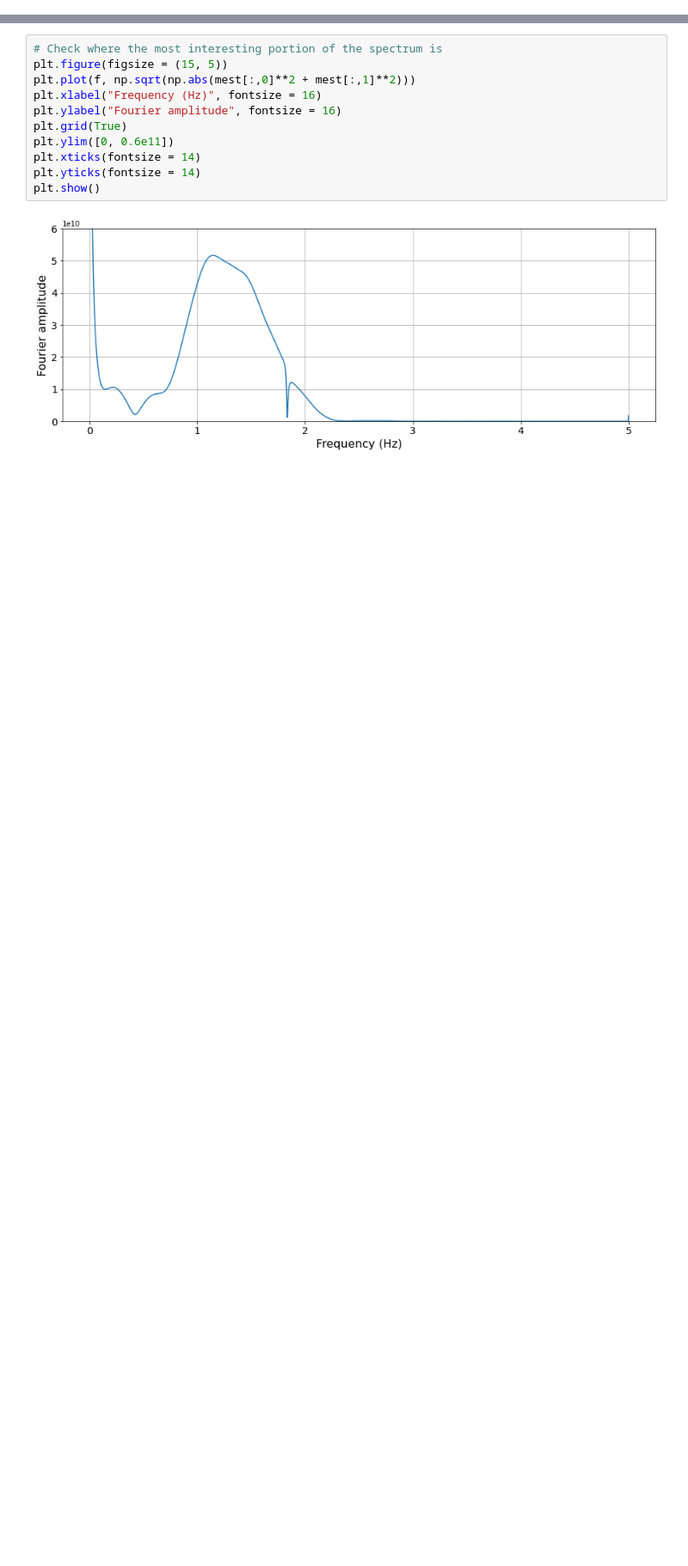
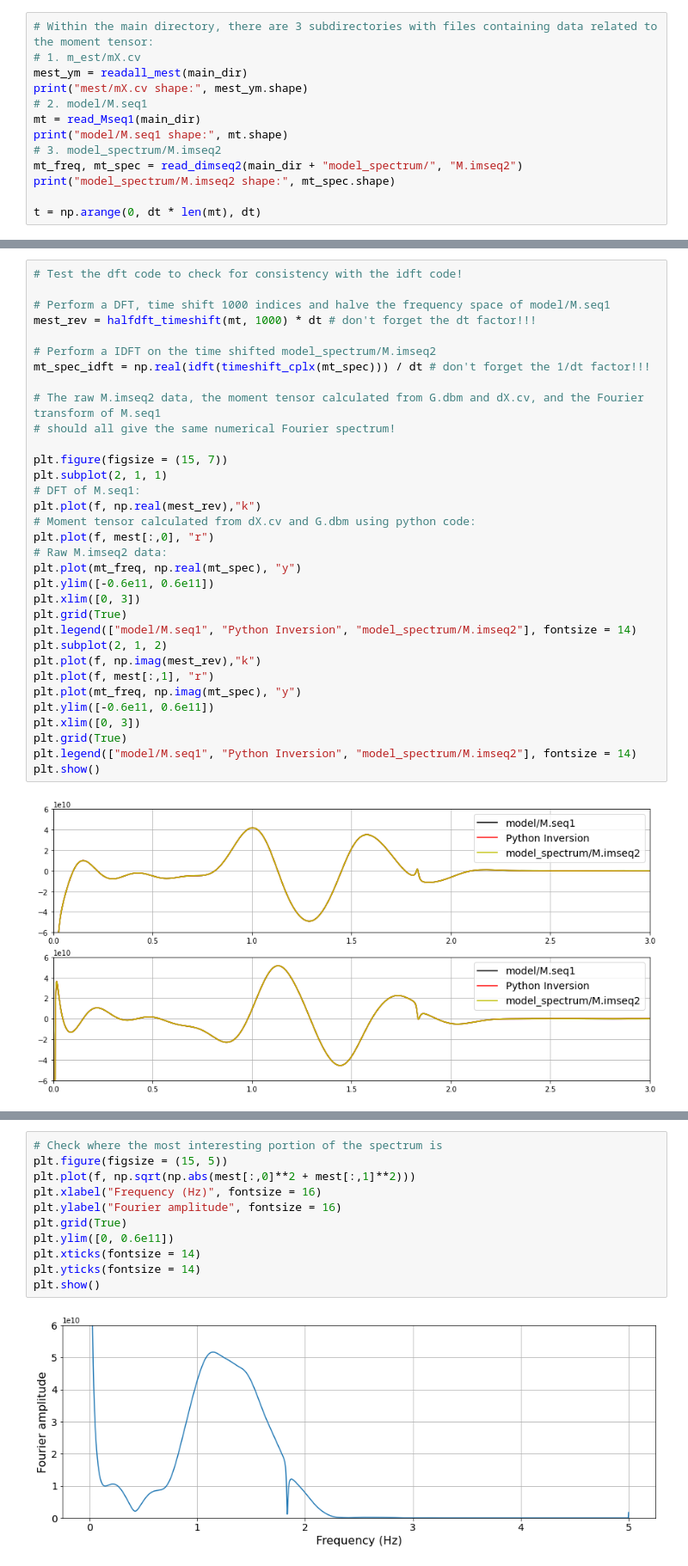
Before and after one commit to natsunoyuki/seismic_analysis_tools, a Jupyter notebook: ymaeda_tools_inv_checks.ipynb, the cells around one changed output, grey strips where cells are left out. Shown at 86% size. Drawn from its saved outputs; the diff is of its cells as text; blank space fills up the shorter version.

```diff
--- a/ymaeda_tools_inv_checks.ipynb
+++ b/ymaeda_tools_inv_checks.ipynb
@@ -66,0 +30,13 @@ plt.show()
+# %%
+# Within the main directory, there are 3 subdirectories with files containing data related to the moment tensor:
+# 1. m_est/mX.cv
+mest_ym = readall_mest(main_dir)
+print("mest/mX.cv shape:", mest_ym.shape)
+# 2. model/M.seq1
+mt = read_Mseq1(main_dir)
+print("model/M.seq1 shape:", mt.shape)
+# 3. model_spectrum/M.imseq2
+mt_freq, mt_spec = read_dimseq2(main_dir + "model_spectrum/", "M.imseq2")
+print("model_spectrum/M.imseq2 shape:", mt_spec.shape)
+
+t = np.arange(0, dt * len(mt), dt)
@@ -67 +66,36 @@ plt.show()
+# %%
+# Test the dft code to check for consistency with the idft code!
+
+# Perform a DFT, time shift 1000 indices and halve the frequency space of model/M.seq1
+mest_rev = halfdft_timeshift(mt, 1000) * dt # don't forget the dt factor!!!
+
+# Perform a IDFT on the time shifted model_spectrum/M.imseq2
+mt_spec_idft = np.real(idft(timeshift_cplx(mt_spec))) / dt # don't forget the 1/dt factor!!!
+
+# The raw M.imseq2 data, the moment tensor calculated from G.dbm and dX.cv, and the Fourier transform of M.seq1
+# should all give the same numerical Fourier spectrum!
+
+plt.figure(figsize = (15, 7))
+plt.subplot(2, 1, 1)
+# DFT of M.seq1:
+plt.plot(f, np.real(mest_rev),"k")
+# Moment tensor calculated from dX.cv and G.dbm using python code:
+plt.plot(f, mest[:,0], "r")
+# Raw M.imseq2 data:
+plt.plot(mt_freq, np.real(mt_spec), "y")
+plt.ylim([-0.6e11, 0.6e11])
+plt.xlim([0, 3])
+plt.grid(True)
+plt.legend(["model/M.seq1", "Python Inversion", "model_spectrum/M.imseq2"], fontsize = 14)
+plt.subplot(2, 1, 2)
+plt.plot(f, np.imag(mest_rev),"k")
+plt.plot(f, mest[:,1], "r")
+plt.plot(mt_freq, np.imag(mt_spec), "y")
+plt.ylim([-0.6e11, 0.6e11])
+plt.xlim([0, 3])
+plt.grid(True)
+plt.legend(["model/M.seq1", "Python Inversion", "model_spectrum/M.imseq2"], fontsize = 14)
+plt.show()
+# %% [output]
+[figure, added]
 # %%
```
Also changed, not shown: parts of 5 cells of this notebook, 1 other file.
